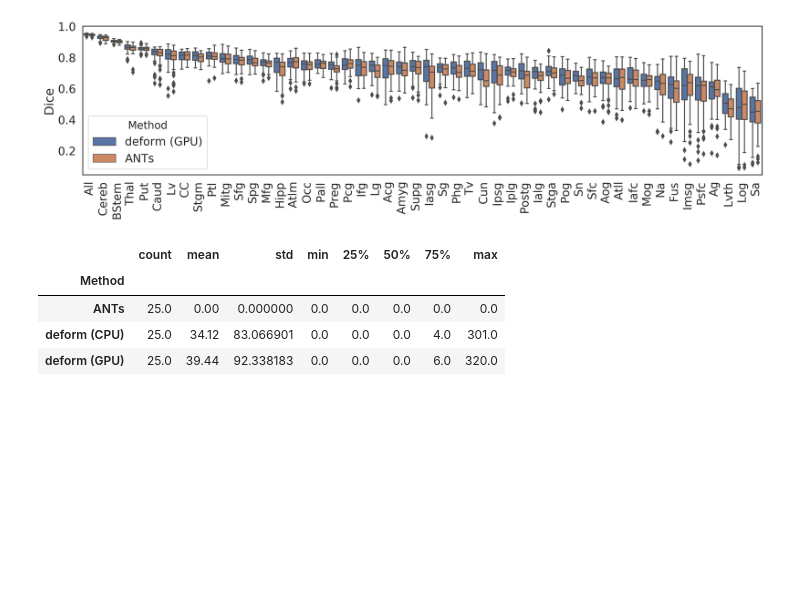
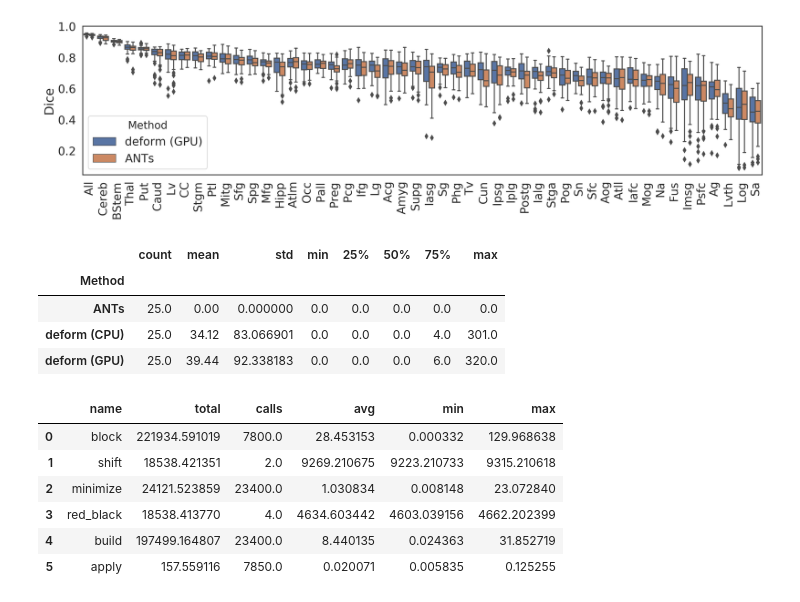
Before and after one commit to simeks/deform-eval, a Jupyter notebook: results.ipynb, the cells around one changed output. Cells and saved outputs as stored; diff of their text form; code cells hidden in the pictures; blank space fills up the shorter version.

```diff
--- a/results.ipynb
+++ b/results.ipynb
@@ -210,0 +216,10 @@ njac_data.groupby('Method').njac.describe()
+# %%
+prof_cpu
+# %% [output]
+|  | name | total | calls | avg | min | max |
+| 0 | block | 221934.591019 | 7800.0 | 28.453153 | 0.000332 | 129.968638 |
+| 1 | shift | 18538.421351 | 2.0 | 9269.210675 | 9223.210733 | 9315.210618 |
+| 2 | minimize | 24121.523859 | 23400.0 | 1.030834 | 0.008148 | 23.072840 |
+| 3 | red_black | 18538.413770 | 4.0 | 4634.603442 | 4603.039156 | 4662.202399 |
+| 4 | build | 197499.164807 | 23400.0 | 8.440135 | 0.024363 | 31.852719 |
+| 5 | apply | 157.559116 | 7850.0 | 0.020071 | 0.005835 | 0.125255 |
```
Also changed, not shown: parts of 2 cells of this notebook, 2 other files.
